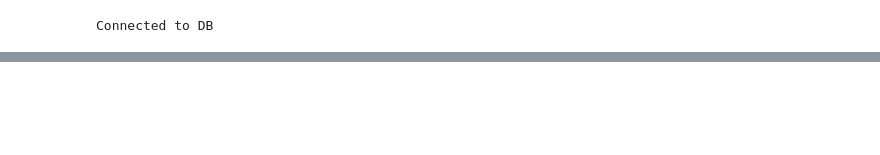
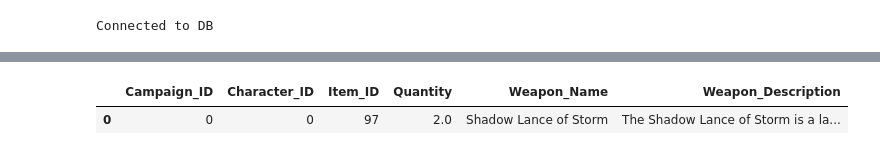
Before and after one commit to kdai11830/ll-dm, a Jupyter notebook: narrator_implement.ipynb, the cells around one changed output, grey strips where cells are left out. Saved outputs shown, nothing was run; the diff lists cells and outputs as text; code cells hidden in the pictures; blank space fills up the shorter version.

```diff
--- a/narrator_implement.ipynb
+++ b/narrator_implement.ipynb
@@ -440,0 +609,5 @@ Run failed.
+# %%
+run_query(db,'SELECT * FROM CHARACTER_INVENTORY_DETAILS')
+# %% [output]
+|  | Campaign_ID | Character_ID | Item_ID | Quantity | Weapon_Name | Weapon_Description |
+| 0 | 0 | 0 | 97 | 2.0 | Shadow Lance of Storm | The Shadow Lance of Storm is a la... |
```
Also changed, not shown: parts of 10 cells of this notebook, 2 other files.
